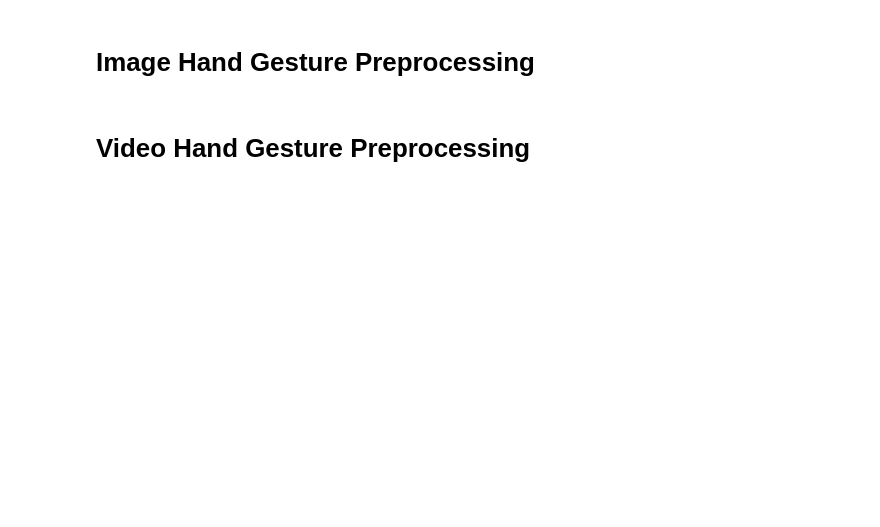
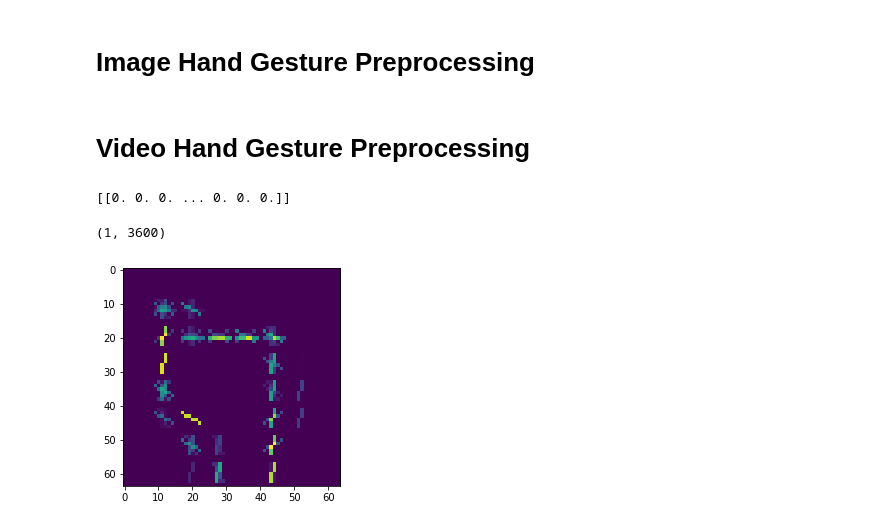
Before and after one commit to nmrahul28/Hand-Gesture, a Jupyter notebook: Hand Gesture.ipynb, the cells around one changed output. Cells and saved outputs as stored; diff of their text form; code cells hidden in the pictures; blank space fills up the shorter version.

Commit message:
Add files via upload
Codes for image processing,training, identifying gesture and sending data to server

```diff
--- a/Hand Gesture.ipynb
+++ b/Hand Gesture.ipynb
@@ -67,3 +63,21 @@ while True:
         break
 cam.release()#removes the camera
 cv2.destroyAllWindows()#destroies all the windows
+# %%
+from skimage.feature import hog
+import cv2
+import numpy as np
+import matplotlib.pyplot as plt
+image=cv2.imread('/home/zadmin/Documents/training_set/A/A_TRAIN_1.png')
+hog_images = []
+hog_features = []
+fd,hog_image = hog(image, orientations=9, pixels_per_cell=(8,8),cells_per_block=(4, 4),block_norm= 'L2',visualize=True)
+hog_images.append(hog_image)
+hog_features.append(fd)
+print(np.array(hog_features,'float64'))
+plt.imshow(hog_image)
+np.array(hog_features).shape
+# %% [output]
+[[0. 0. 0. ... 0. 0. 0.]]
+(1, 3600)
+[figure, added]
```
Also changed, not shown: parts of 18 cells of this notebook.
